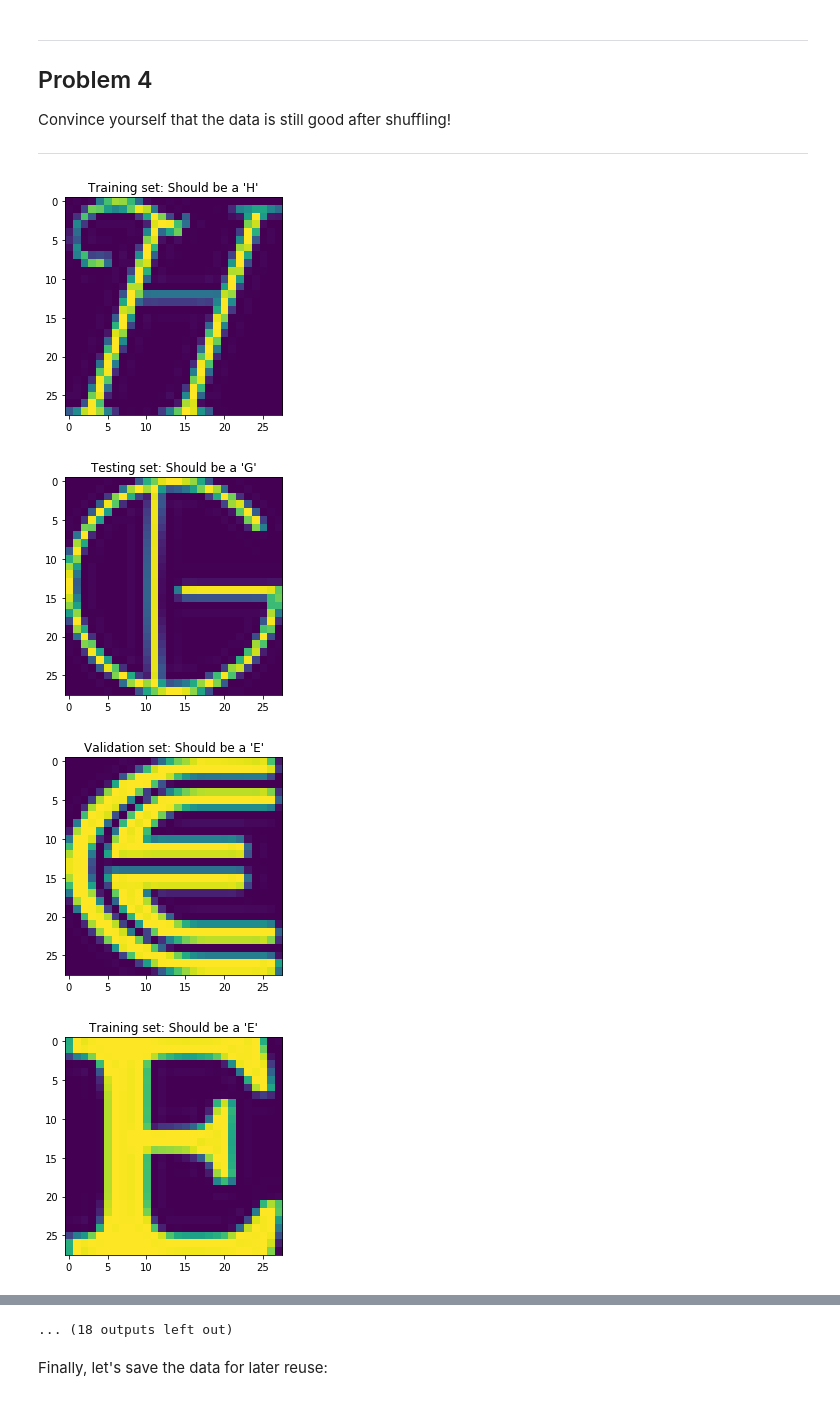
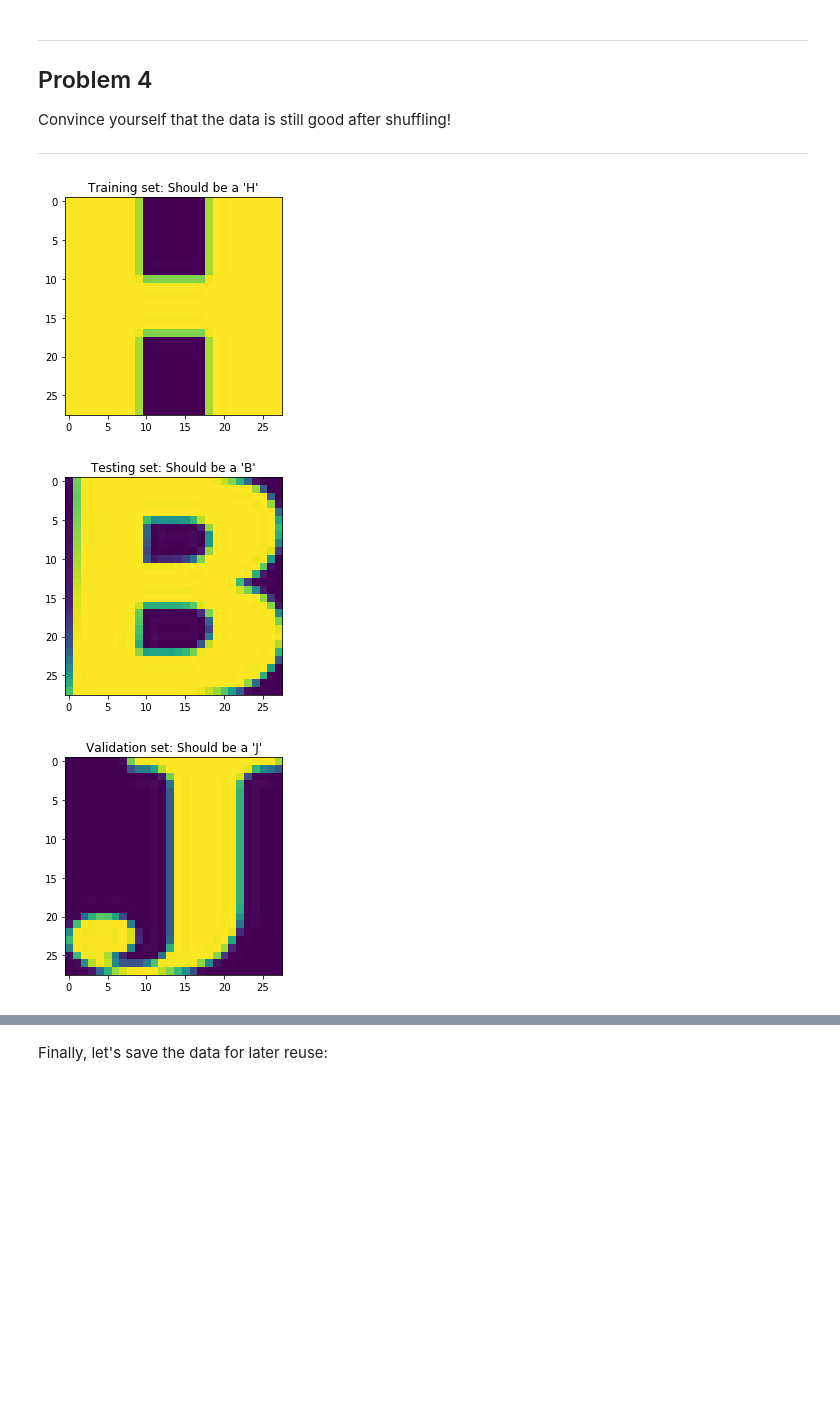
Before and after one commit to paulrevere4/udacity-deep-learning, a Jupyter notebook: assignment1/1_notmnist.ipynb, the cells around one changed output, grey strips where cells are left out. Saved outputs shown, nothing was run; the diff lists cells and outputs as text; code cells hidden in the pictures; blank space fills up the shorter version.

```diff
--- a/assignment1/1_notmnist.ipynb
+++ b/assignment1/1_notmnist.ipynb
@@ -318,9 +318,9 @@ def merge_datasets(pickle_files, train_size, valid_size=0):
   return valid_dataset, valid_labels, train_dataset, train_labels
 
 
-train_size = 200000
-valid_size = 10000
-test_size = 10000
+train_size = 2000
+valid_size = 100
+test_size = 100
 
 valid_dataset, valid_labels, train_dataset, train_labels = merge_datasets(
   train_datasets, train_size, valid_size)
@@ -353,32 +353,31 @@ Convince yourself that the data is still good after shuffling!
 ---
 # %%
 # check that the labels and images match in each data set, 10 times
-for trial in range(10):
+for trial in range(1):
     # check for training randomization
     train_sample_i = np.random.randint(train_dataset.shape[0])
     train_sample_image = train_dataset[train_sample_i, :, :]
     train_sample_label = train_labels[train_sample_i]
     plt.figure()
     plt.title("Training set: Should be a '%s'" %letters[train_sample_label])
     plt.imshow(train_sample_image)
 
     # check for sample randomization
     test_sample_i = np.random.randint(test_dataset.shape[0])
     test_sample_image = test_dataset[test_sample_i, :, :]
     test_sample_label = test_labels[test_sample_i]
     plt.figure()
     plt.title("Testing set: Should be a '%s'" %letters[test_sample_label])
     plt.imshow(test_sample_image)
 
     # check for sample randomization
     valid_sample_i = np.random.randint(valid_dataset.shape[0])
     valid_sample_image = valid_dataset[valid_sample_i, :, :]
     valid_sample_label = valid_labels[valid_sample_i]
     plt.figure()
     plt.title("Validation set: Should be a '%s'" %letters[valid_sample_label])
     plt.imshow(valid_sample_image)
 # %% [output]
-[figure, old version]
+[figure, new version]
-[figure, old version]
+[figure, new version]
-[figure, old version]
+[figure, new version]
-[figure, removed]
@@ -393,4 +384,3 @@ for trial in range(10):
-... (18 outputs left out)
 # %% [markdown]
 Finally, let's save the data for later reuse:
 # %%
```
Also changed, not shown: parts of 5 cells of this notebook.
